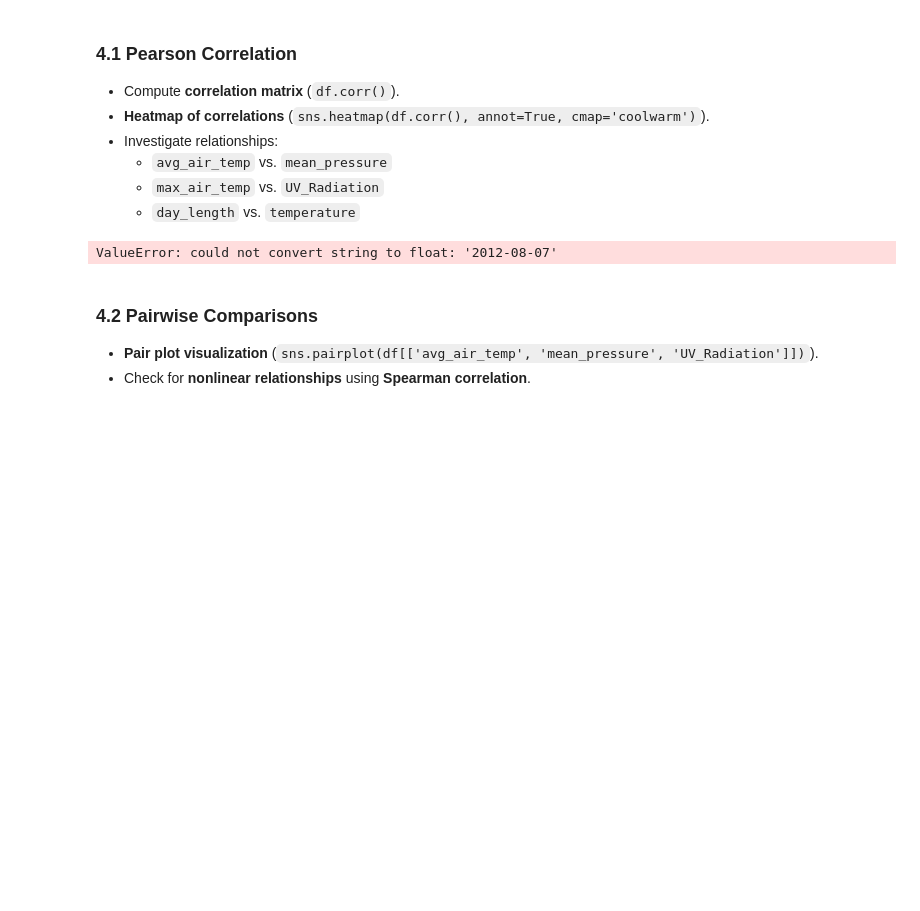
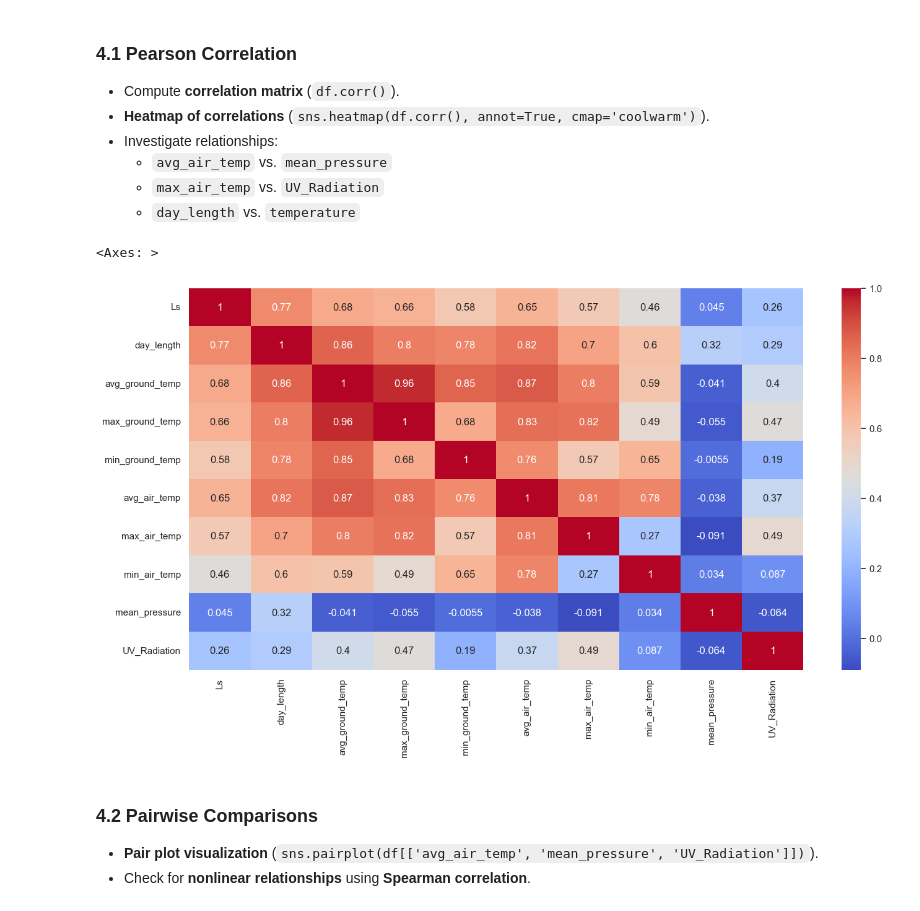
Before and after one commit to TristanPetersDS/Martian-Weather-Analysis, a Jupyter notebook: Notebooks/EDA.ipynb, the cells around one changed output. Saved outputs shown, nothing was run; the diff lists cells and outputs as text; code cells hidden in the pictures; blank space fills up the shorter version.

```diff
--- a/Notebooks/EDA.ipynb
+++ b/Notebooks/EDA.ipynb
@@ -113,9 +214,22 @@ mars_df.describe()
   - `max_air_temp` vs. `UV_Radiation`
   - `day_length` vs. `temperature`
 # %%
-mars_df.corr()
+sns.set(rc={"figure.figsize":(16, 8)})
+features = ['Ls',
+            'day_length',
+            'avg_ground_temp',
+            'max_ground_temp',
+            'min_ground_temp',
+            'avg_air_temp',
+            'max_air_temp',
+            'min_air_temp',
+            'mean_pressure',
+            'UV_Radiation']
+corr = mars_df[features].corr()
+sns.heatmap(corr, annot=True, cmap='coolwarm')
 # %% [output]
-ValueError: could not convert string to float: '2012-08-07'
+<Axes: >
+[figure, added]
 # %% [markdown]
 ### **4.2 Pairwise Comparisons**
 - **Pair plot visualization** (`sns.pairplot(df[['avg_air_temp', 'mean_pressure', 'UV_Radiation']])`).
```
Also changed, not shown: parts of 7 cells of this notebook.
